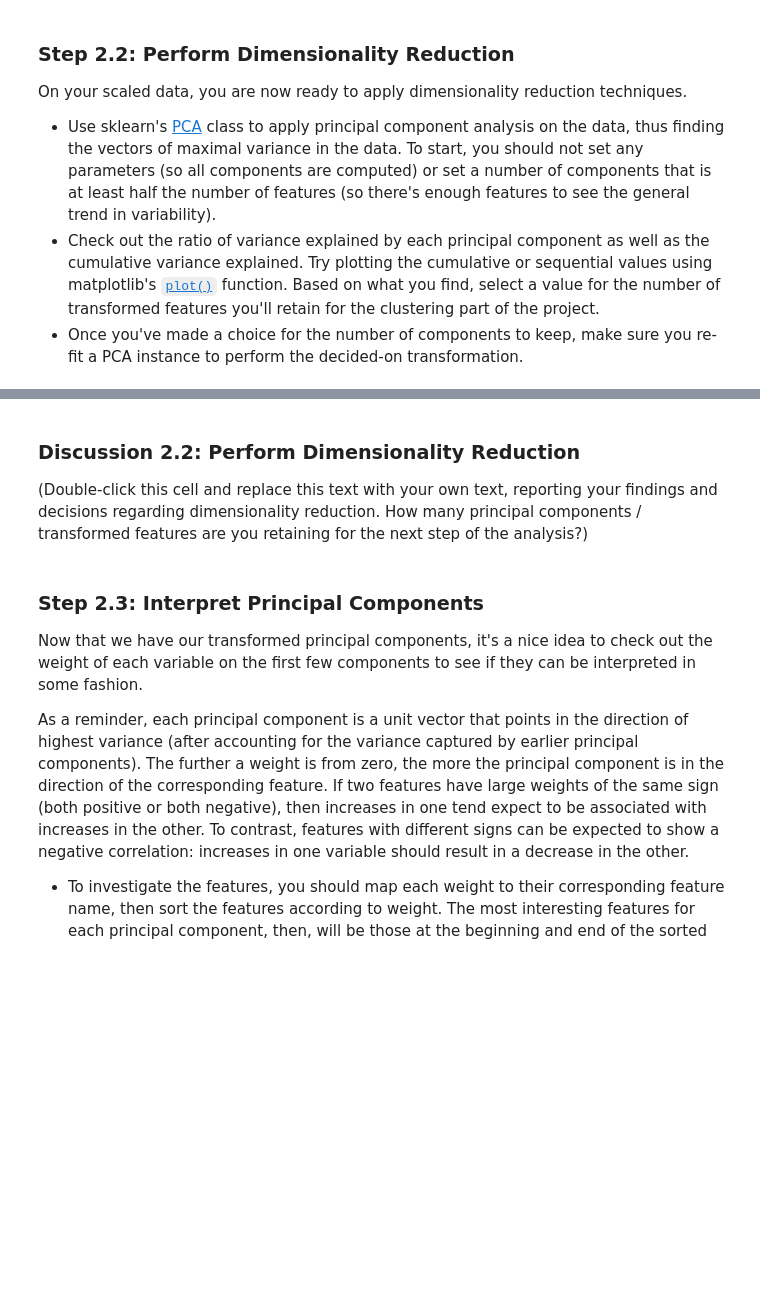
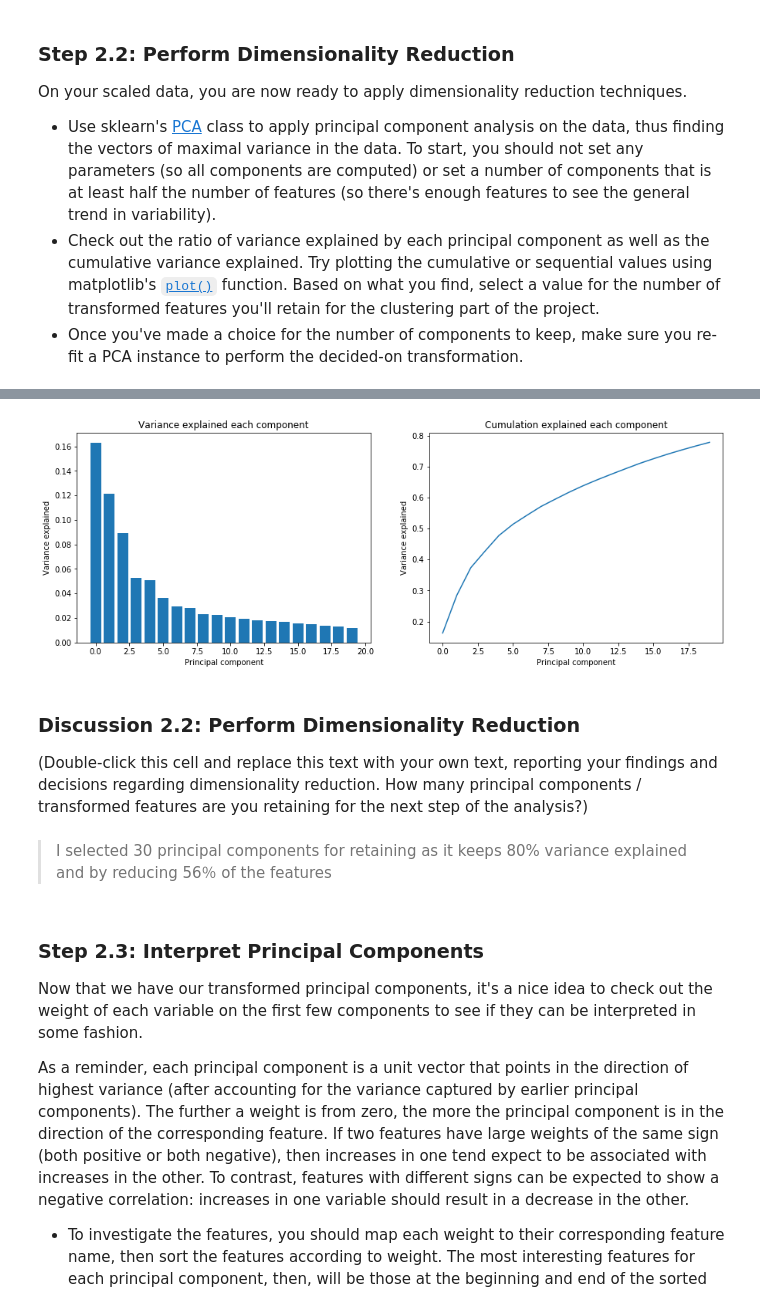
Before and after one commit to jamieYNchan/Udacity-Project, a Jupyter notebook: Identify_Customer_Segments/Identify_Customer_Segments.ipynb, the cells around one changed output, grey strips where cells are left out. Cells and saved outputs as stored; diff of their text form; code cells hidden in the pictures; blank space fills up the shorter version.

```diff
--- a/Identify_Customer_Segments/Identify_Customer_Segments.ipynb
+++ b/Identify_Customer_Segments/Identify_Customer_Segments.ipynb
@@ -856,9 +939,17 @@ On your scaled data, you are now ready to apply dimensionality reduction techniq
 # %%
 # Re-apply PCA to the data while selecting for number of components to retain.
+
+pca = PCA(20)
+pca.fit_transform(azdias_imputed_scaled)
+show_plot(pca)
+# %% [output]
+[figure, added]
 # %% [markdown]
 ### Discussion 2.2: Perform Dimensionality Reduction
 
 (Double-click this cell and replace this text with your own text, reporting your findings and decisions regarding dimensionality reduction. How many principal components / transformed features are you retaining for the next step of the analysis?)
+# %% [markdown]
+>I selected 30 principal components for retaining as it keeps 80% variance explained and by reducing 56％ of the features
 # %% [markdown]
 ### Step 2.3: Interpret Principal Components
 
```
Also changed, not shown: parts of 43 cells of this notebook.
